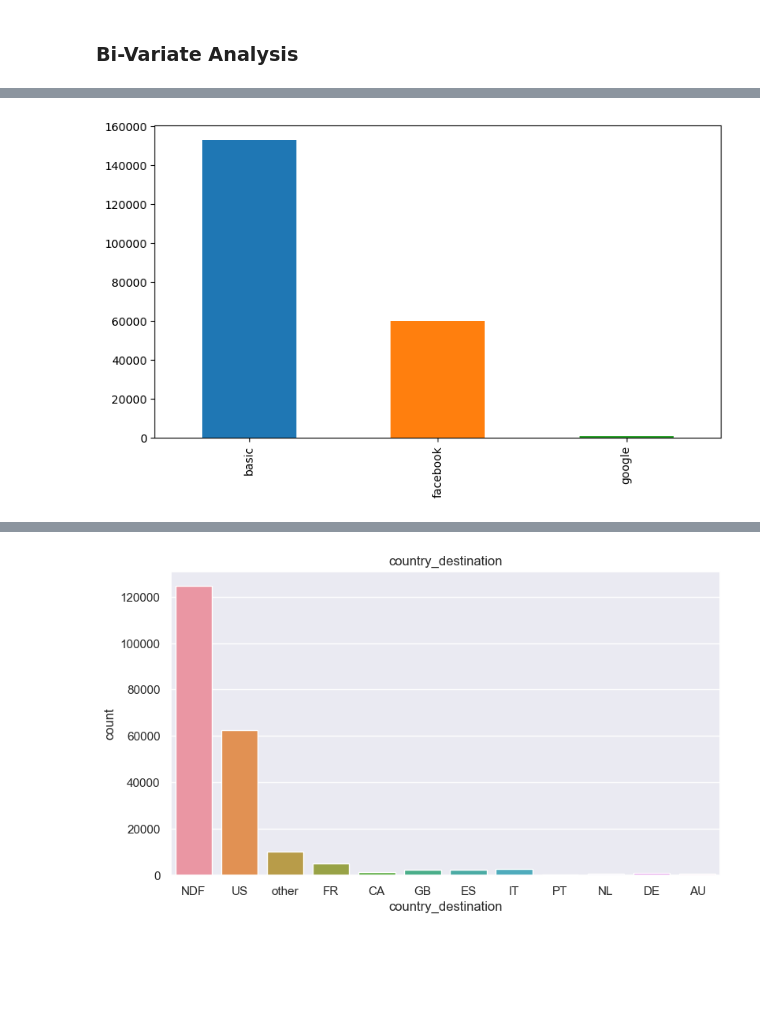
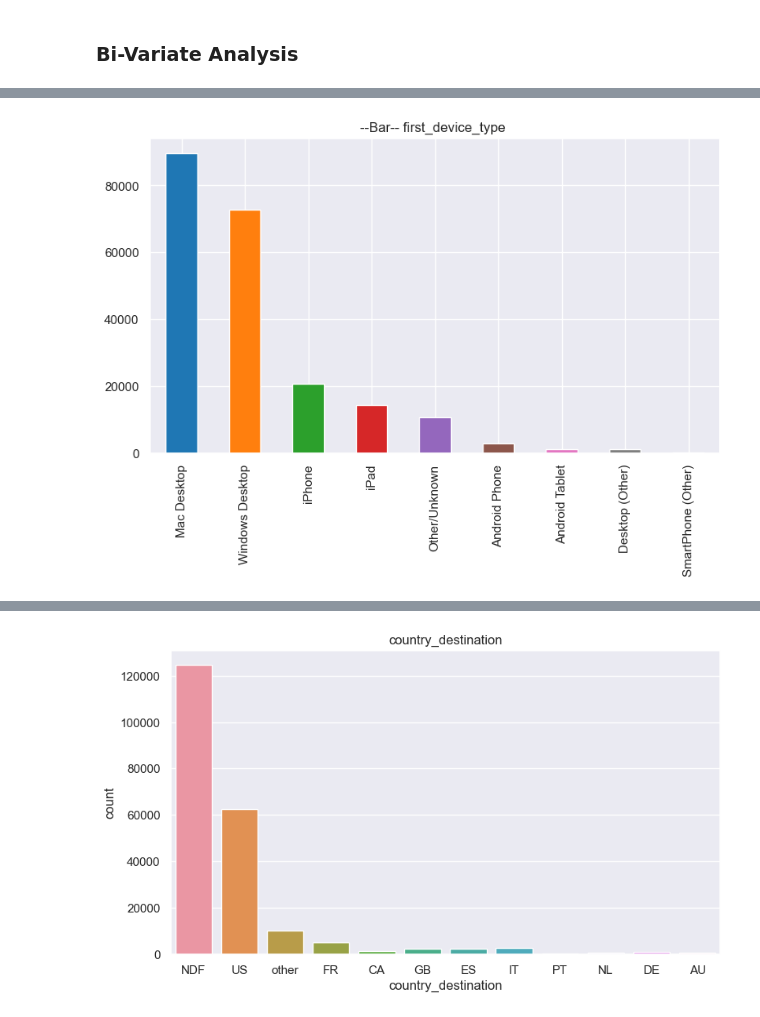
Before and after one commit to momokhattab98/Udacity_airbnb_SL, a Jupyter notebook: notebooks/04_Analysis.ipynb, the cells around one changed output, grey strips where cells are left out. Cells and saved outputs as stored; diff of their text form; code cells hidden in the pictures; blank space fills up the shorter version.

```diff
--- a/notebooks/04_Analysis.ipynb
+++ b/notebooks/04_Analysis.ipynb
@@ -5,4 +5,6 @@
 DATA_PATH = '../data/raw/train_users_2.csv'
 EXPORT_PATH = "../data/processed/1_preprocessed_df.pkl"
 EXPORT_PATH2 = "../data/processed/2_preprocessed_df.pkl"
+
+FIG_DIR = "../reports/figures"
 # %%
@@ -73,21 +60,0 @@ https://gist.github.com/mwaskom/de44147ed2974457ad6372750bbe5751
-# %%
-plt.figure(figsize=(9,6))
-sns.distplot(df.age.dropna())
-plt.title('Age Distrubtion excluding nan and outliers (keeping only ages between 15 to 95)')
-plt.show()
-
-df.loc[(df.age > 105) | (df.age < 15), 'age'] = np.nan
-plt.figure(figsize=(9,6))
-sns.boxplot(x='country_destination',y='age', data=df.dropna())
-plt.xlabel('destination countries')
-plt.title('--BoxPlot--Age vs. destination countries')
-plt.legend()
-plt.show()
-
-df.loc[(df.age > 105) | (df.age < 15), 'age'] = np.nan
-plt.figure(figsize=(9,6))
-sns.violinplot(x='country_destination',y='age', data=df.dropna())
-plt.xlabel('destination countries')
-plt.title('--ViolinPlot-- Age vs. destination countries')
-plt.legend()
-plt.show();
@@ -133,5 +114,8 @@ colors = ['#1f77b4', '#ff7f0e', '#2ca02c', '#d62728', '#9467bd',
 # %%
 plt.figure(figsize = (9,5))
-df.signup_method.value_counts(dropna=False).plot(kind='bar', color = colors);
+df.first_device_type.value_counts(dropna=False).plot(kind='bar', color=colors)
+plt.title("--Bar-- first_device_type ");
+
+plt.savefig(os.path.join(FIG_DIR, '--Bar-- first_device_type.png'))
 # %% [output]
-[figure, old version]
+[figure, new version]
```
Also changed, not shown: parts of 14 cells of this notebook, 3 other files.
